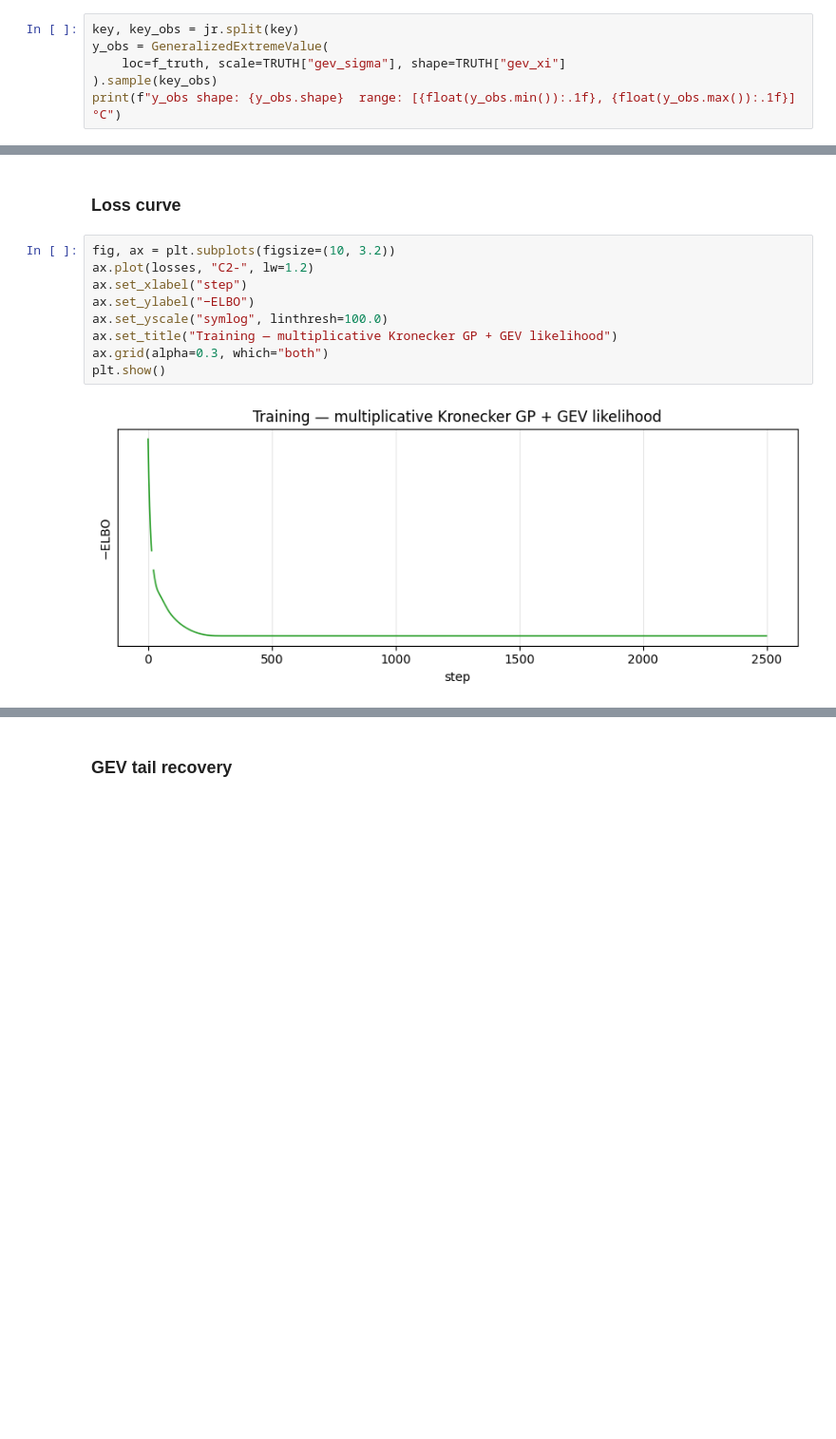
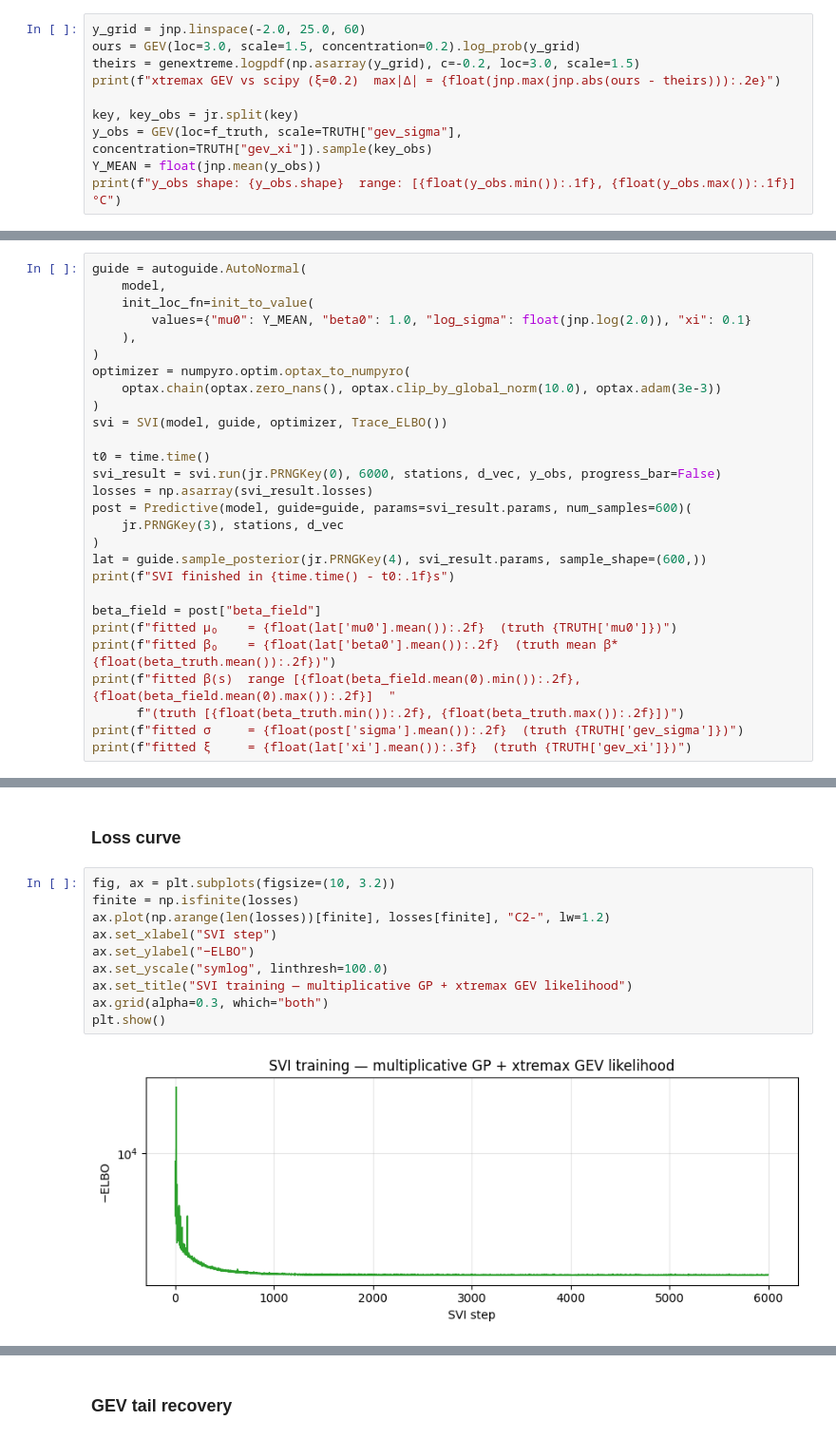
Before and after one commit to jejjohnson/research_notebook, a Jupyter notebook: projects/gaussian_processes/notebooks/13_applied/spatial_extremes/02_spain_multiplicative.ipynb, the cells around one changed output, grey strips where cells are left out. Shown at 95% size. Cells and saved outputs as stored; diff of their text form; blank space fills up the shorter version.

```diff
--- a/projects/gaussian_processes/notebooks/13_applied/spatial_extremes/02_spain_multiplicative.ipynb
+++ b/projects/gaussian_processes/notebooks/13_applied/spatial_extremes/02_spain_multiplicative.ipynb
@@ -259,7 +177,11 @@ GEV vs scipy (xi=0.2)  max |diff|  = 1.14e-13
 # %%
+y_grid = jnp.linspace(-2.0, 25.0, 60)
+ours = GEV(loc=3.0, scale=1.5, concentration=0.2).log_prob(y_grid)
+theirs = genextreme.logpdf(np.asarray(y_grid), c=-0.2, loc=3.0, scale=1.5)
+print(f"xtremax GEV vs scipy (ξ=0.2)  max|Δ| = {float(jnp.max(jnp.abs(ours - theirs))):.2e}")
+
 key, key_obs = jr.split(key)
-y_obs = GeneralizedExtremeValue(
-    loc=f_truth, scale=TRUTH["gev_sigma"], shape=TRUTH["gev_xi"]
-).sample(key_obs)
+y_obs = GEV(loc=f_truth, scale=TRUTH["gev_sigma"], concentration=TRUTH["gev_xi"]).sample(key_obs)
+Y_MEAN = float(jnp.mean(y_obs))
 print(f"y_obs shape: {y_obs.shape}  range: [{float(y_obs.min()):.1f}, {float(y_obs.max()):.1f}] °C")
 # %% [output]
@@ -557,0 +301,28 @@ fitted k_beta ls    = 2.78 deg  (truth 3.00 deg)
+# %%
+guide = autoguide.AutoNormal(
+    model,
+    init_loc_fn=init_to_value(
+        values={"mu0": Y_MEAN, "beta0": 1.0, "log_sigma": float(jnp.log(2.0)), "xi": 0.1}
+    ),
+)
+optimizer = numpyro.optim.optax_to_numpyro(
+    optax.chain(optax.zero_nans(), optax.clip_by_global_norm(10.0), optax.adam(3e-3))
+)
+svi = SVI(model, guide, optimizer, Trace_ELBO())
+
+t0 = time.time()
+svi_result = svi.run(jr.PRNGKey(0), 6000, stations, d_vec, y_obs, progress_bar=False)
+losses = np.asarray(svi_result.losses)
+post = Predictive(model, guide=guide, params=svi_result.params, num_samples=600)(
+    jr.PRNGKey(3), stations, d_vec
+)
+lat = guide.sample_posterior(jr.PRNGKey(4), svi_result.params, sample_shape=(600,))
+print(f"SVI finished in {time.time() - t0:.1f}s")
+
+beta_field = post["beta_field"]
+print(f"fitted μ₀    = {float(lat['mu0'].mean()):.2f}  (truth {TRUTH['mu0']})")
+print(f"fitted β₀    = {float(lat['beta0'].mean()):.2f}  (truth mean β* {float(beta_truth.mean()):.2f})")
+print(f"fitted β(s)  range [{float(beta_field.mean(0).min()):.2f}, {float(beta_field.mean(0).max()):.2f}]  "
+      f"(truth [{float(beta_truth.min()):.2f}, {float(beta_truth.max()):.2f}])")
+print(f"fitted σ     = {float(post['sigma'].mean()):.2f}  (truth {TRUTH['gev_sigma']})")
+print(f"fitted ξ     = {float(lat['xi'].mean()):.3f}  (truth {TRUTH['gev_xi']})")
@@ -559,15 +337,16 @@ fitted k_beta ls    = 2.78 deg  (truth 3.00 deg)
 ### Loss curve
 # %%
 fig, ax = plt.subplots(figsize=(10, 3.2))
-ax.plot(losses, "C2-", lw=1.2)
-ax.set_xlabel("step")
+finite = np.isfinite(losses)
+ax.plot(np.arange(len(losses))[finite], losses[finite], "C2-", lw=1.2)
+ax.set_xlabel("SVI step")
 ax.set_ylabel("−ELBO")
 ax.set_yscale("symlog", linthresh=100.0)
-ax.set_title("Training — multiplicative Kronecker GP + GEV likelihood")
+ax.set_title("SVI training — multiplicative GP + xtremax GEV likelihood")
 ax.grid(alpha=0.3, which="both")
 plt.show()
 # %% [output]
-[figure, old version]
+[figure, new version]
 # %% [markdown]
 ## Parameter recovery
 
```
Also changed, not shown: parts of 42 cells of this notebook.
